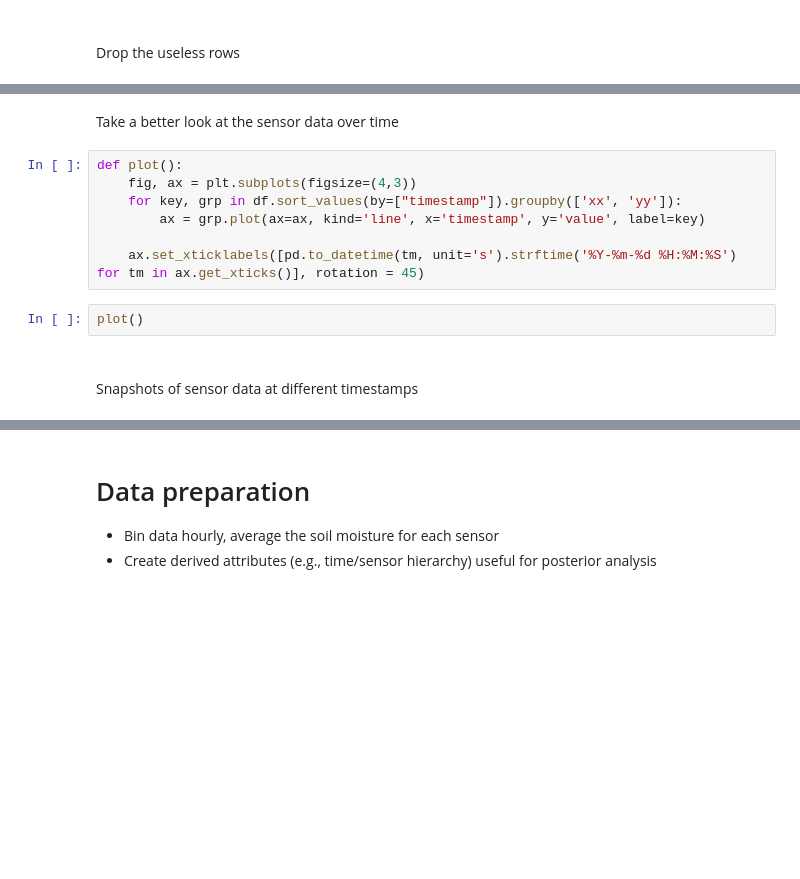
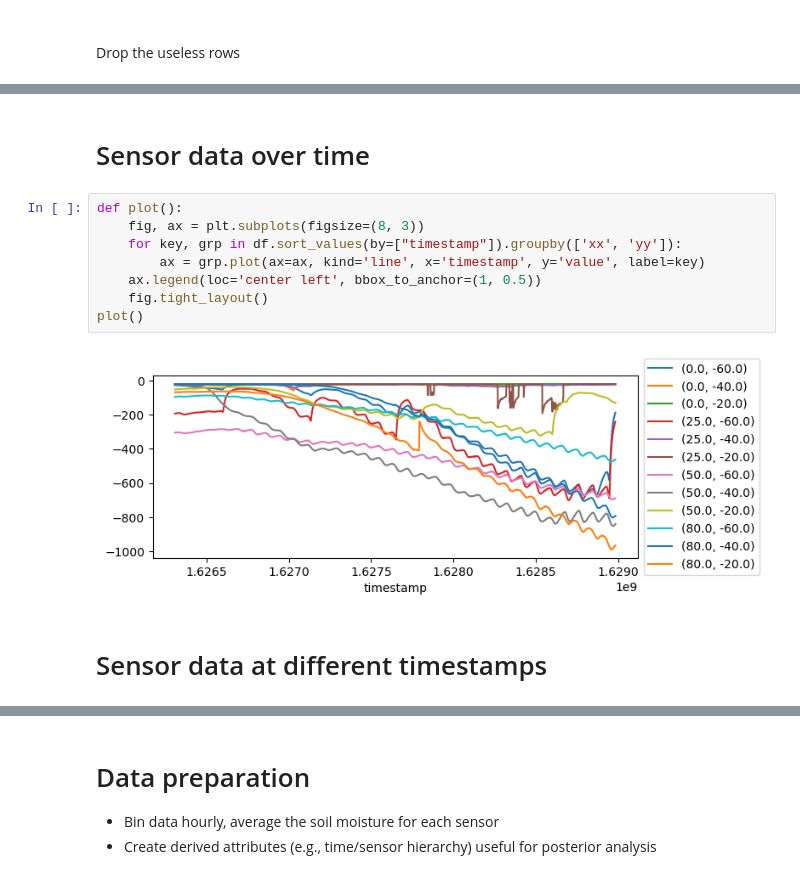
Before and after one commit to w4bo/AA2425-unibo-bigdataandcloudplatforms, a Jupyter notebook: slides/lab-05-dl2dwh.ipynb, the cells around one changed output, grey strips where cells are left out. Drawn from its saved outputs; the diff is of its cells as text; blank space fills up the shorter version.

```diff
--- a/slides/lab-05-dl2dwh.ipynb
+++ b/slides/lab-05-dl2dwh.ipynb
@@ -215,18 +329,17 @@ df
 # %% [markdown]
-Take a better look at the sensor data over time
+# Sensor data over time
 # %%
 def plot():
-    fig, ax = plt.subplots(figsize=(4,3))
+    fig, ax = plt.subplots(figsize=(8, 3))
     for key, grp in df.sort_values(by=["timestamp"]).groupby(['xx', 'yy']):
         ax = grp.plot(ax=ax, kind='line', x='timestamp', y='value', label=key)
-
-    ax.set_xticklabels([pd.to_datetime(tm, unit='s').strftime('%Y-%m-%d %H:%M:%S') for tm in ax.get_xticks()], rotation = 45)
+    ax.legend(loc='center left', bbox_to_anchor=(1, 0.5))
+    fig.tight_layout()
+plot()
+# %% [output]
+[figure, added]
-# %%
-plot()
 # %% [markdown]
-#
-
-Snapshots of sensor data at different timestamps
+# Sensor data at different timestamps
 # %%
 def plot():
     fig, ax = plt.subplots(1, 3, figsize=(12, 3), sharey=True)
```
Also changed, not shown: parts of 56 cells of this notebook.
